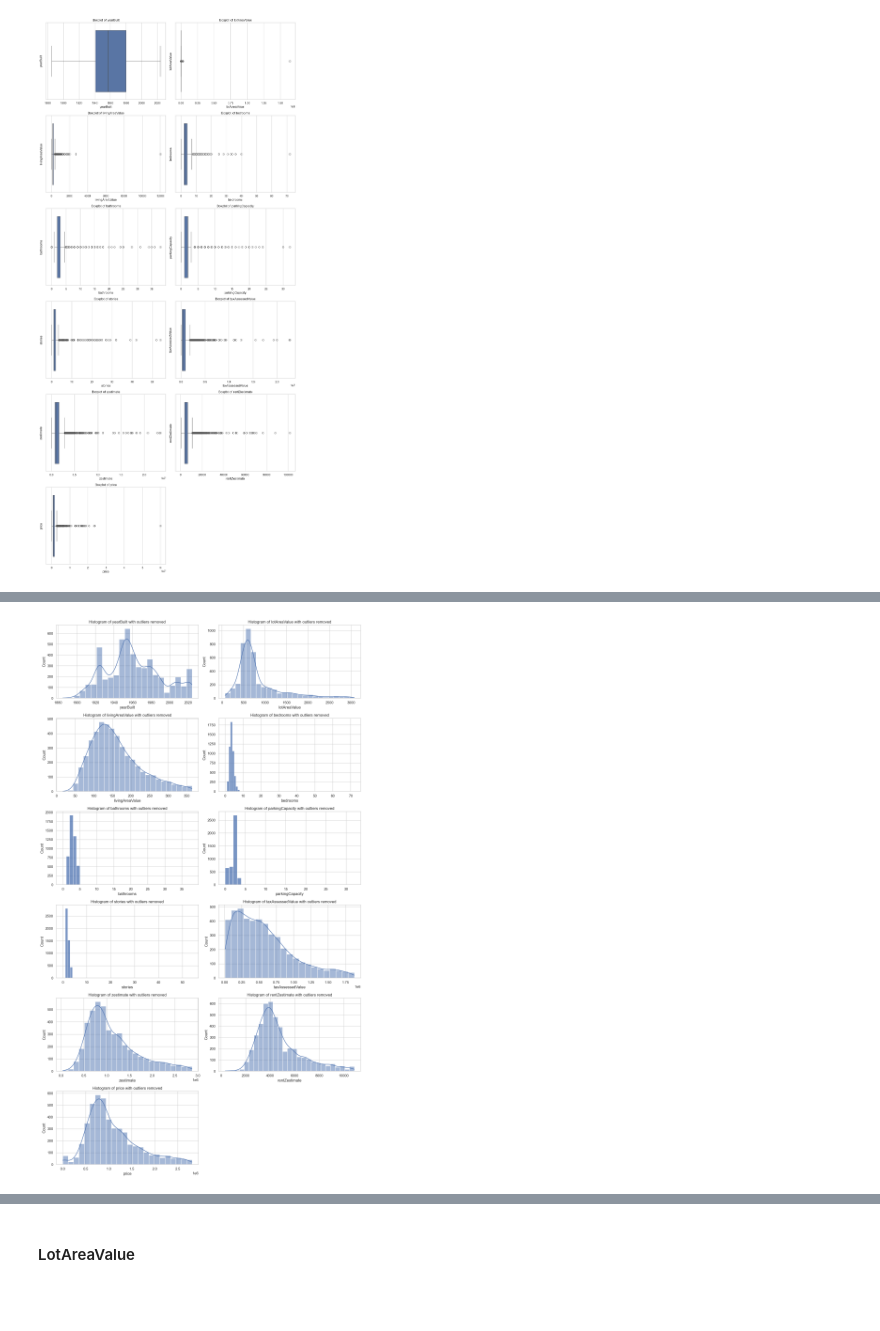
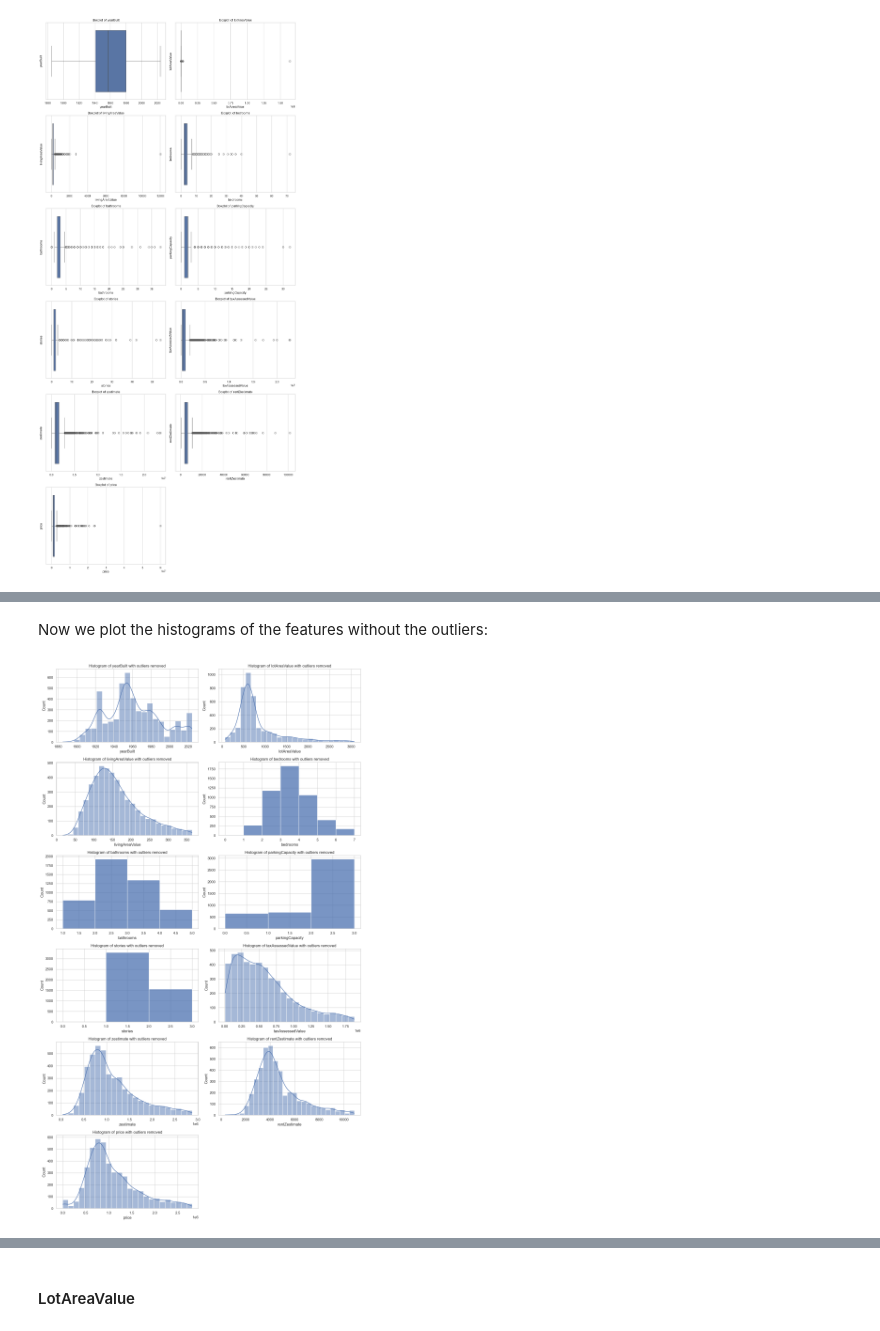
Before and after one commit to MAmin-y/House-price-analysis-and-prediction-LA-2024, a Jupyter notebook: distributions_outliers.ipynb, the cells around one changed output, grey strips where cells are left out. Saved outputs shown, nothing was run; the diff lists cells and outputs as text; code cells hidden in the pictures; blank space fills up the shorter version.

```diff
--- a/distributions_outliers.ipynb
+++ b/distributions_outliers.ipynb
@@ -79,7 +91,7 @@ for i, feature in enumerate(features):
         bins = range(math.ceil(min(df[feature])), math.ceil(max(df[feature])) + 1)
         sns.histplot(df[feature], bins=bins, kde=False, ax=axes[i])
     else:
-        sns.histplot(df[feature], bins='sturges', kde=False, ax=axes[i])
+        sns.histplot(df[feature], bins=calc_num_of_bins_sturges_rule(df[feature]), kde=False, ax=axes[i])
     axes[i].set_title(f'Histogram of {feature}')
     axes[i].set_xlabel(feature)
     axes[i].set_ylabel('Count')
@@ -121,29 +143,31 @@ def show_outliers(df, feature):
     lower_bound = Q1 - 1.5 * IQR
     upper_bound = Q3 + 1.5 * IQR
     return df[(df[feature] < lower_bound) | (df[feature] > upper_bound)]
+# %% [markdown]
+Now we plot the histograms of the features without the outliers:
 # %%
 fig, axes = plt.subplots(nrows=num_rows, ncols=num_cols, figsize=(7 * num_cols, 4 * num_rows))
 axes = axes.flatten()
 
 for i, feature in enumerate(features):
     outliers = show_outliers(df, feature)
     df_no_outliers = df.drop(outliers.index)
     data = df_no_outliers[feature]
     if feature in ["bedrooms", "bathrooms", "stories", "parkingCapacity"]:
-        bins = range(math.ceil(min(df[feature])), math.ceil(max(df[feature])) + 1)
+        bins = range(math.ceil(min(df_no_outliers[feature])), math.ceil(max(df_no_outliers[feature])) + 1)
         sns.histplot(data, bins=bins, kde=False, ax=axes[i])
     else:
         sns.histplot(data, bins=calc_num_of_bins_scott_rule(data), kde=True, ax=axes[i])
     axes[i].set_title(f'Histogram of {feature} with outliers removed')
     axes[i].set_xlabel(feature)
     axes[i].set_ylabel('Count')
 
 
 for j in range(i + 1, len(axes)):
     fig.delaxes(axes[j])
 
 plt.tight_layout()
 
 plt.show()
 # %% [output]
-[figure, old version]
+[figure, new version]
```
Also changed, not shown: parts of 65 cells of this notebook, 5 other files.
